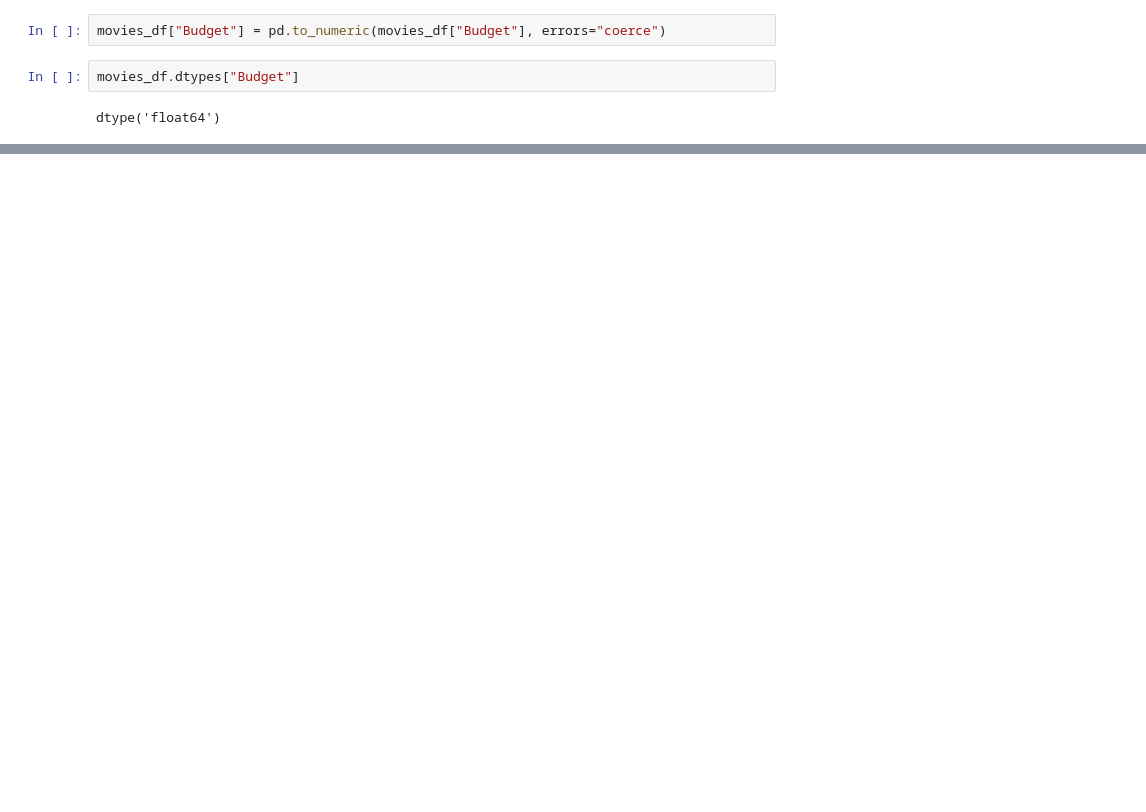
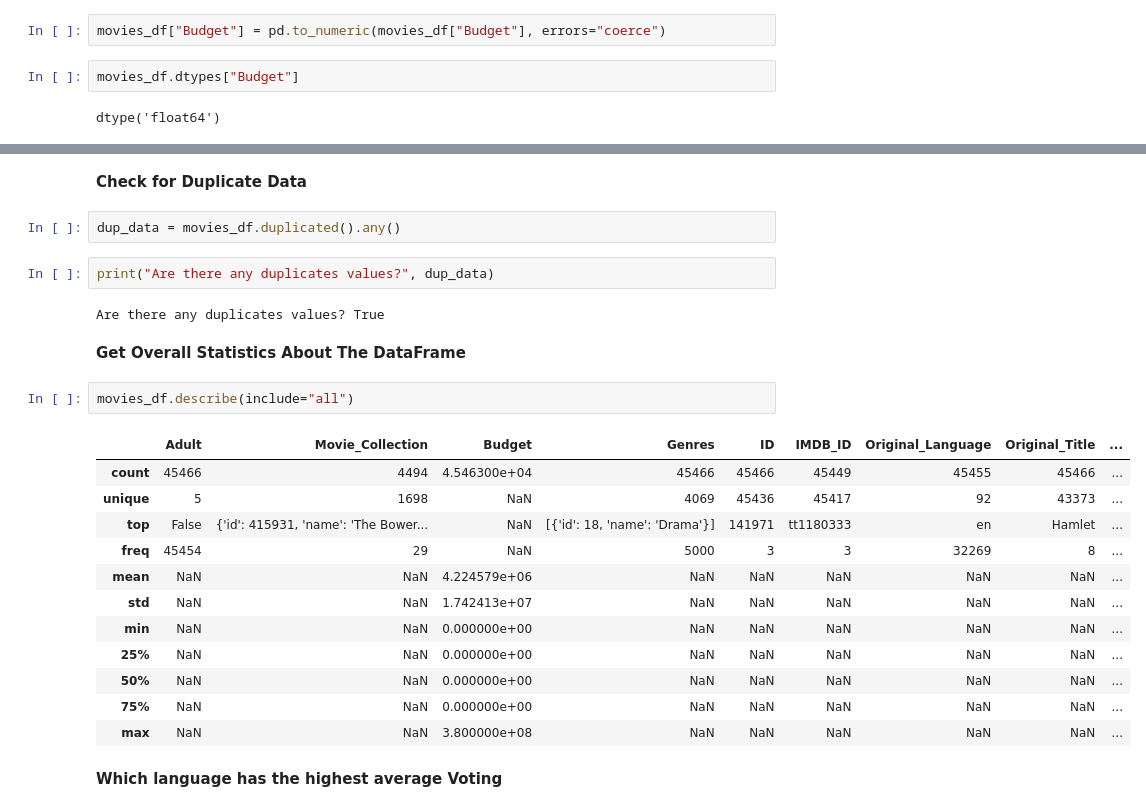
Before and after one commit to slimrivermoi/Techlabs-DS5, a Jupyter notebook: EDA_Chan.ipynb, the cells around one changed output, grey strips where cells are left out. Saved outputs shown, nothing was run; the diff lists cells and outputs as text; blank space fills up the shorter version.

```diff
--- a/EDA_Chan.ipynb
+++ b/EDA_Chan.ipynb
@@ -124,0 +185,27 @@ dtype('float64')
+# %% [markdown]
+**Check for Duplicate Data**
+# %%
+dup_data = movies_df.duplicated().any()
+# %%
+print("Are there any duplicates values?", dup_data)
+# %% [output]
+Are there any duplicates values? True
+# %% [markdown]
+**Get Overall Statistics About The DataFrame**
+# %%
+movies_df.describe(include="all")
+# %% [output]
+|  | Adult | Movie_Collection | Budget | Genres | ID | IMDB_ID | Original_Language | Original_Title | ... |
+| count | 45466 | 4494 | 4.546300e+04 | 45466 | 45466 | 45449 | 45455 | 45466 | ... |
+| unique | 5 | 1698 | NaN | 4069 | 45436 | 45417 | 92 | 43373 | ... |
+| top | False | {'id': 415931, 'name': 'The Bower... | NaN | [{'id': 18, 'name': 'Drama'}] | 141971 | tt1180333 | en | Hamlet | ... |
+| freq | 45454 | 29 | NaN | 5000 | 3 | 3 | 32269 | 8 | ... |
+| mean | NaN | NaN | 4.224579e+06 | NaN | NaN | NaN | NaN | NaN | ... |
+| std | NaN | NaN | 1.742413e+07 | NaN | NaN | NaN | NaN | NaN | ... |
+| min | NaN | NaN | 0.000000e+00 | NaN | NaN | NaN | NaN | NaN | ... |
+| 25% | NaN | NaN | 0.000000e+00 | NaN | NaN | NaN | NaN | NaN | ... |
+| 50% | NaN | NaN | 0.000000e+00 | NaN | NaN | NaN | NaN | NaN | ... |
+| 75% | NaN | NaN | 0.000000e+00 | NaN | NaN | NaN | NaN | NaN | ... |
+| max | NaN | NaN | 3.800000e+08 | NaN | NaN | NaN | NaN | NaN | ... |
+# %% [markdown]
+**Which language has the highest average Voting**
```
Also changed, not shown: parts of 26 cells of this notebook.
